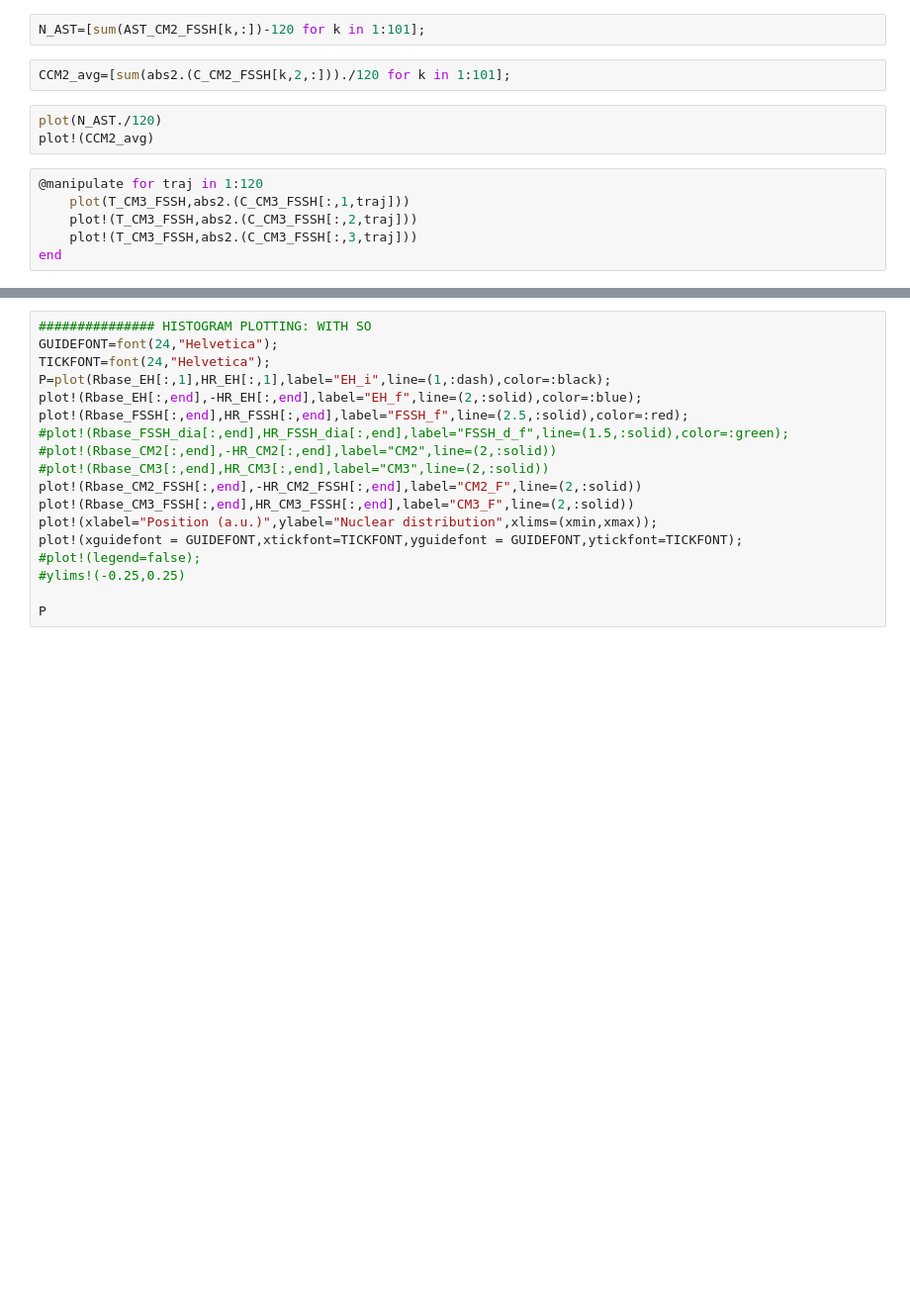
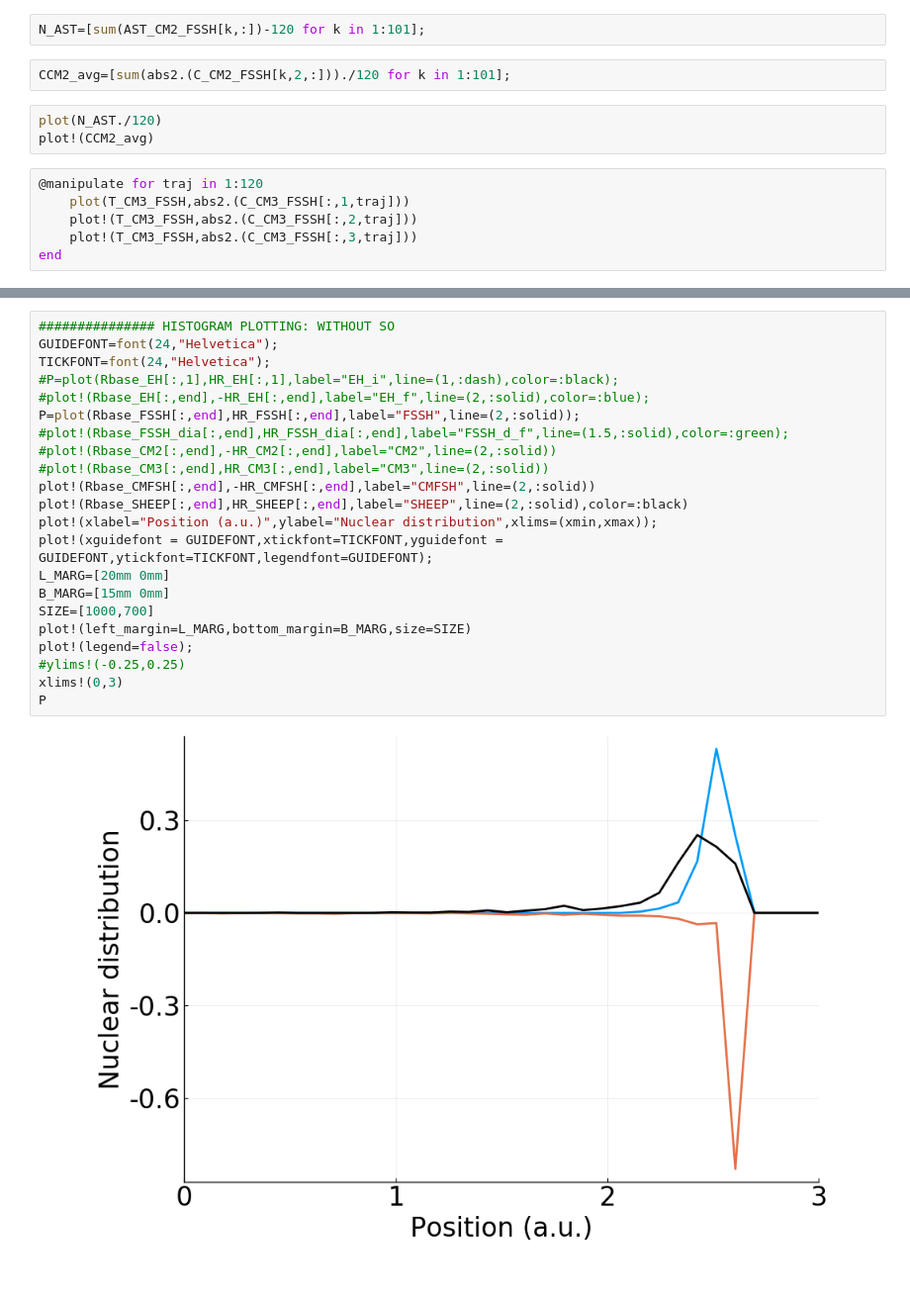
Before and after one commit to iloaiza/MQC, a Jupyter notebook: Data_treatment/DYNAMICS.ipynb, the cells around one changed output, grey strips where cells are left out. Shown at 99% size. Saved outputs shown, nothing was run; the diff lists cells and outputs as text; blank space fills up the shorter version.

```diff
--- a/Data_treatment/DYNAMICS.ipynb
+++ b/Data_treatment/DYNAMICS.ipynb
@@ -92,18 +158,24 @@ P
 # %%
-############### HISTOGRAM PLOTTING: WITH SO
+############### HISTOGRAM PLOTTING: WITHOUT SO
 GUIDEFONT=font(24,"Helvetica");
 TICKFONT=font(24,"Helvetica");
-P=plot(Rbase_EH[:,1],HR_EH[:,1],label="EH_i",line=(1,:dash),color=:black);
-plot!(Rbase_EH[:,end],-HR_EH[:,end],label="EH_f",line=(2,:solid),color=:blue);
-plot!(Rbase_FSSH[:,end],HR_FSSH[:,end],label="FSSH_f",line=(2.5,:solid),color=:red);
+#P=plot(Rbase_EH[:,1],HR_EH[:,1],label="EH_i",line=(1,:dash),color=:black);
+#plot!(Rbase_EH[:,end],-HR_EH[:,end],label="EH_f",line=(2,:solid),color=:blue);
+P=plot(Rbase_FSSH[:,end],HR_FSSH[:,end],label="FSSH",line=(2,:solid));
 #plot!(Rbase_FSSH_dia[:,end],HR_FSSH_dia[:,end],label="FSSH_d_f",line=(1.5,:solid),color=:green);
 #plot!(Rbase_CM2[:,end],-HR_CM2[:,end],label="CM2",line=(2,:solid))
 #plot!(Rbase_CM3[:,end],HR_CM3[:,end],label="CM3",line=(2,:solid))
-plot!(Rbase_CM2_FSSH[:,end],-HR_CM2_FSSH[:,end],label="CM2_F",line=(2,:solid))
-plot!(Rbase_CM3_FSSH[:,end],HR_CM3_FSSH[:,end],label="CM3_F",line=(2,:solid))
+plot!(Rbase_CMFSH[:,end],-HR_CMFSH[:,end],label="CMFSH",line=(2,:solid))
+plot!(Rbase_SHEEP[:,end],HR_SHEEP[:,end],label="SHEEP",line=(2,:solid),color=:black)
 plot!(xlabel="Position (a.u.)",ylabel="Nuclear distribution",xlims=(xmin,xmax));
-plot!(xguidefont = GUIDEFONT,xtickfont=TICKFONT,yguidefont = GUIDEFONT,ytickfont=TICKFONT);
-#plot!(legend=false);
+plot!(xguidefont = GUIDEFONT,xtickfont=TICKFONT,yguidefont = GUIDEFONT,ytickfont=TICKFONT,legendfont=GUIDEFONT);
+L_MARG=[20mm 0mm]
+B_MARG=[15mm 0mm]
+SIZE=[1000,700]
+plot!(left_margin=L_MARG,bottom_margin=B_MARG,size=SIZE)
+plot!(legend=false);
 #ylims!(-0.25,0.25)
-
+xlims!(0,3)
 P
+# %% [output]
+[figure, added]
```
Also changed, not shown: parts of 14 cells of this notebook, 10 other files.
